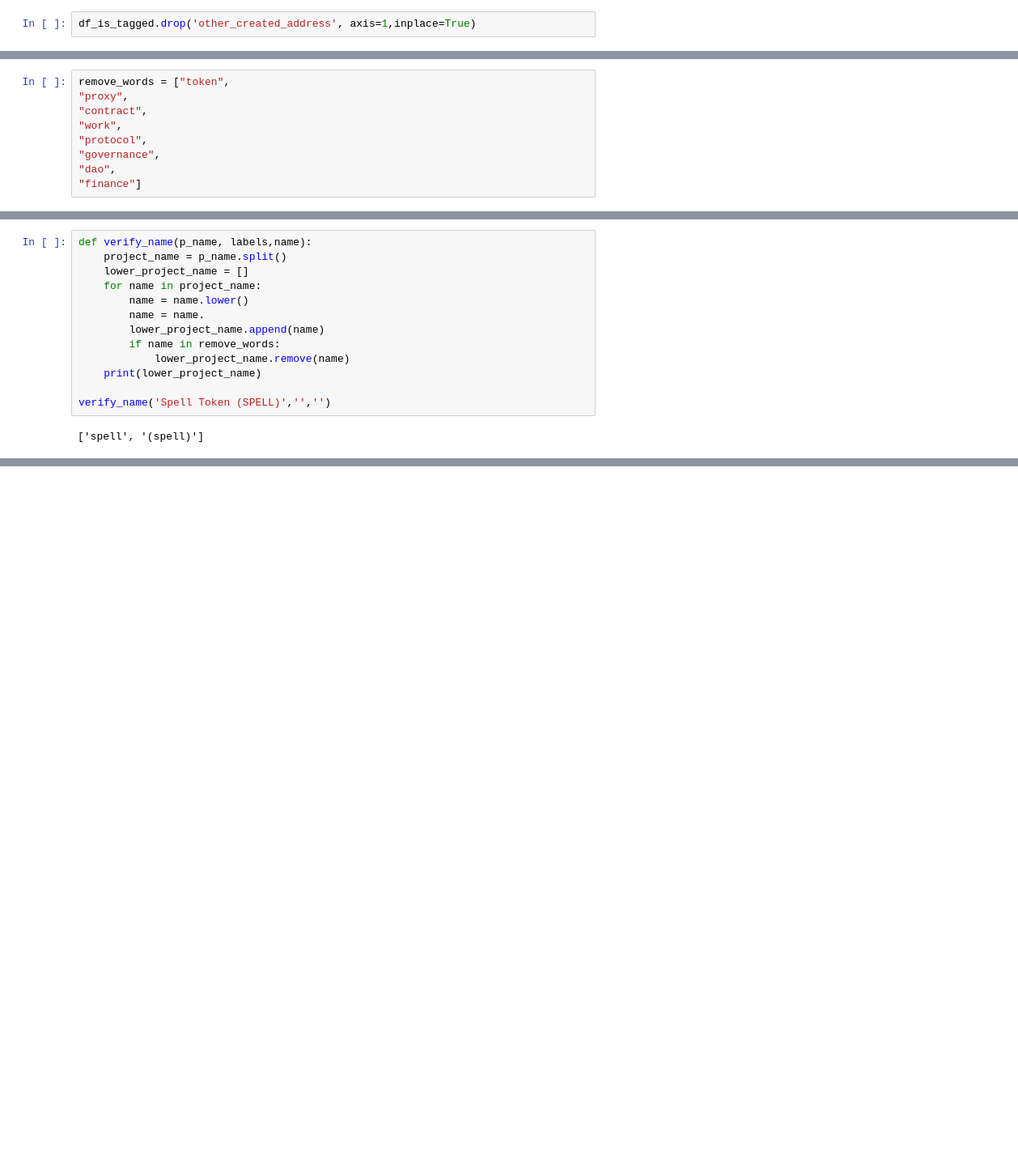
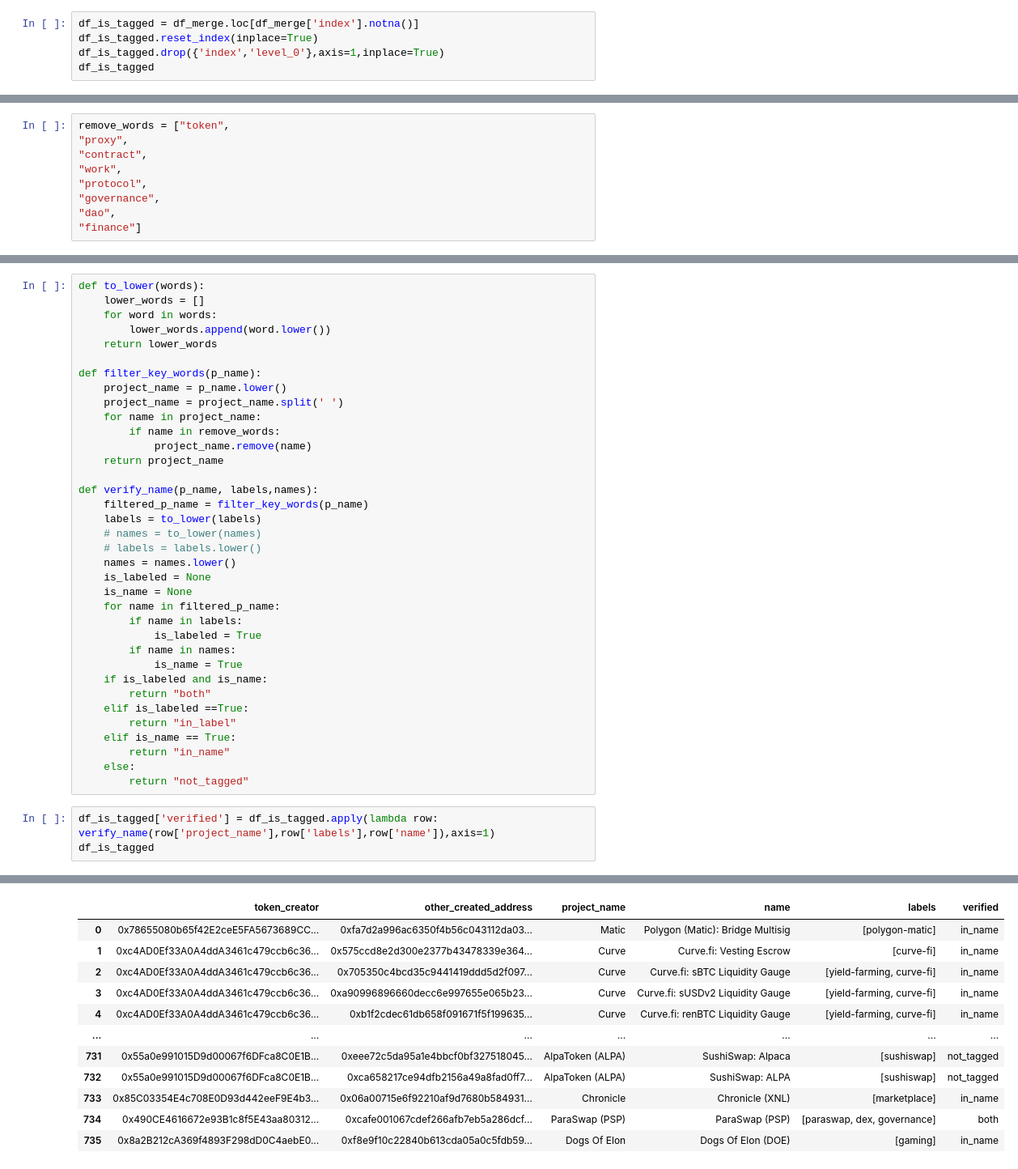
Before and after one commit to EthWiz/ariel-final-project, a Jupyter notebook: analyzing_results.ipynb, the cells around one changed output, grey strips where cells are left out. Shown: that part at 81% size. Cells and saved outputs as stored; diff of their text form; blank space fills up the shorter version.

```diff
--- a/analyzing_results.ipynb
+++ b/analyzing_results.ipynb
@@ -113,5 +60,8 @@ df_is_tagged.set_index('index', inplace=True)
 # %%
-df_is_tagged.drop('other_created_address', axis=1,inplace=True)
+df_is_tagged = df_merge.loc[df_merge['index'].notna()]
+df_is_tagged.reset_index(inplace=True)
+df_is_tagged.drop({'index','level_0'},axis=1,inplace=True)
+df_is_tagged
 # %% [output]
 A value is trying to be set on a copy of a slice from a DataFrame
 
@@ -170,15 +113,40 @@ KeyError: ('project_name', 'labels', 'name')
-# %%
-def verify_name(p_name, labels,name):
-    project_name = p_name.split()
-    lower_project_name = []
-    for name in project_name:
-        name = name.lower()
-        name = name.
-        lower_project_name.append(name)
-        if name in remove_words:
-            lower_project_name.remove(name)
-    print(lower_project_name)
-
-verify_name('Spell Token (SPELL)','','')
-# %% [output]
-['spell', '(spell)']
+# %%
+def to_lower(words):
+    lower_words = []
+    for word in words:
+        lower_words.append(word.lower())
+    return lower_words
+
+def filter_key_words(p_name):
+    project_name = p_name.lower()
+    project_name = project_name.split(' ')
+    for name in project_name:
+        if name in remove_words:
+            project_name.remove(name)
+    return project_name
+
+def verify_name(p_name, labels,names):
+    filtered_p_name = filter_key_words(p_name)
+    labels = to_lower(labels)
+    # names = to_lower(names)
+    # labels = labels.lower()
+    names = names.lower()
+    is_labeled = None
+    is_name = None
+    for name in filtered_p_name:
+        if name in labels:
+            is_labeled = True
+        if name in names:
+            is_name = True
+    if is_labeled and is_name:
+        return "both"
+    elif is_labeled ==True:
+        return "in_label"
+    elif is_name == True:
+        return "in_name"
+    else:
+        return "not_tagged"
+# %%
+df_is_tagged['verified'] = df_is_tagged.apply(lambda row: verify_name(row['project_name'],row['labels'],row['name']),axis=1)
+df_is_tagged
+# %% [output]
@@ -184,0 +158,12 @@ verify_name('Spell Token (SPELL)','','')
+|  | token_creator | other_created_address | project_name | name | labels | verified |
+| 0 | 0x78655080b65f42E2ceE5FA5673689CC... | 0xfa7d2a996ac6350f4b56c043112da03... | Matic | Polygon (Matic): Bridge Multisig | [polygon-matic] | in_name |
+| 1 | 0xc4AD0Ef33A0A4ddA3461c479ccb6c36... | 0x575ccd8e2d300e2377b43478339e364... | Curve | Curve.fi: Vesting Escrow | [curve-fi] | in_name |
+| 2 | 0xc4AD0Ef33A0A4ddA3461c479ccb6c36... | 0x705350c4bcd35c9441419ddd5d2f097... | Curve | Curve.fi: sBTC Liquidity Gauge | [yield-farming, curve-fi] | in_name |
+| 3 | 0xc4AD0Ef33A0A4ddA3461c479ccb6c36... | 0xa90996896660decc6e997655e065b23... | Curve | Curve.fi: sUSDv2 Liquidity Gauge | [yield-farming, curve-fi] | in_name |
+| 4 | 0xc4AD0Ef33A0A4ddA3461c479ccb6c36... | 0xb1f2cdec61db658f091671f5f199635... | Curve | Curve.fi: renBTC Liquidity Gauge | [yield-farming, curve-fi] | in_name |
+| ... | ... | ... | ... | ... | ... | ... |
+| 731 | 0x55a0e991015D9d00067f6DFca8C0E1B... | 0xeee72c5da95a1e4bbcf0bf327518045... | AlpaToken (ALPA) | SushiSwap: Alpaca | [sushiswap] | not_tagged |
+| 732 | 0x55a0e991015D9d00067f6DFca8C0E1B... | 0xca658217ce94dfb2156a49a8fad0ff7... | AlpaToken (ALPA) | SushiSwap: ALPA | [sushiswap] | not_tagged |
+| 733 | 0x85C03354E4c708E0D93d442eeF9E4b3... | 0x06a00715e6f92210af9d7680b584931... | Chronicle | Chronicle (XNL) | [marketplace] | in_name |
+| 734 | 0x490CE4616672e93B1c8f5E43aa80312... | 0xcafe001067cdef266afb7eb5a286dcf... | ParaSwap (PSP) | ParaSwap (PSP) | [paraswap, dex, governance] | both |
+| 735 | 0x8a2B212cA369f4893F298dD0C4aebE0... | 0xf8e9f10c22840b613cda05a0c5fdb59... | Dogs Of Elon | Dogs Of Elon (DOE) | [gaming] | in_name |
```
Also changed, not shown: parts of 23 cells of this notebook, 8 other files.
